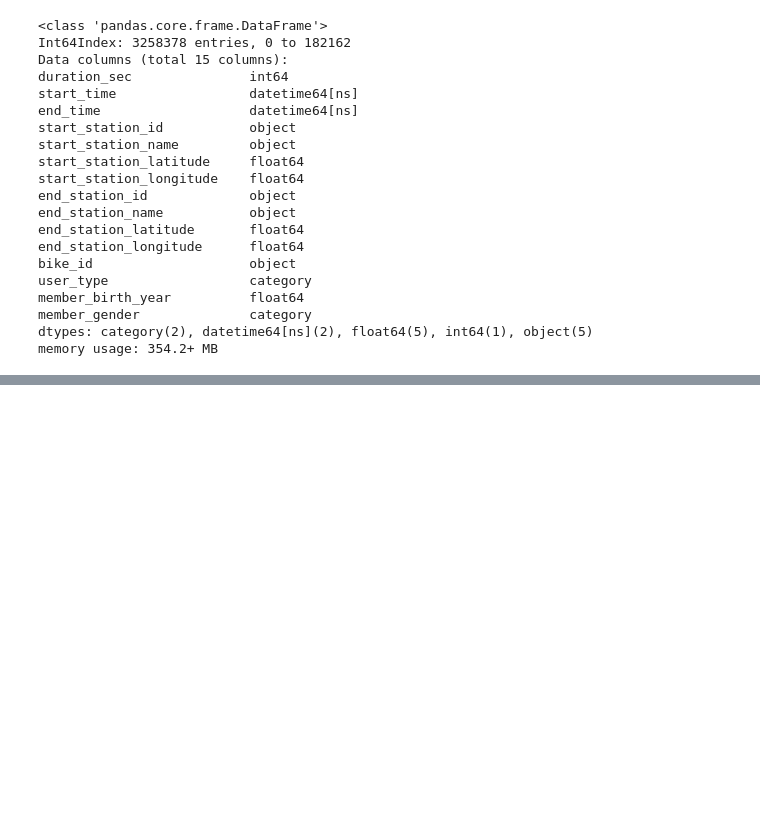
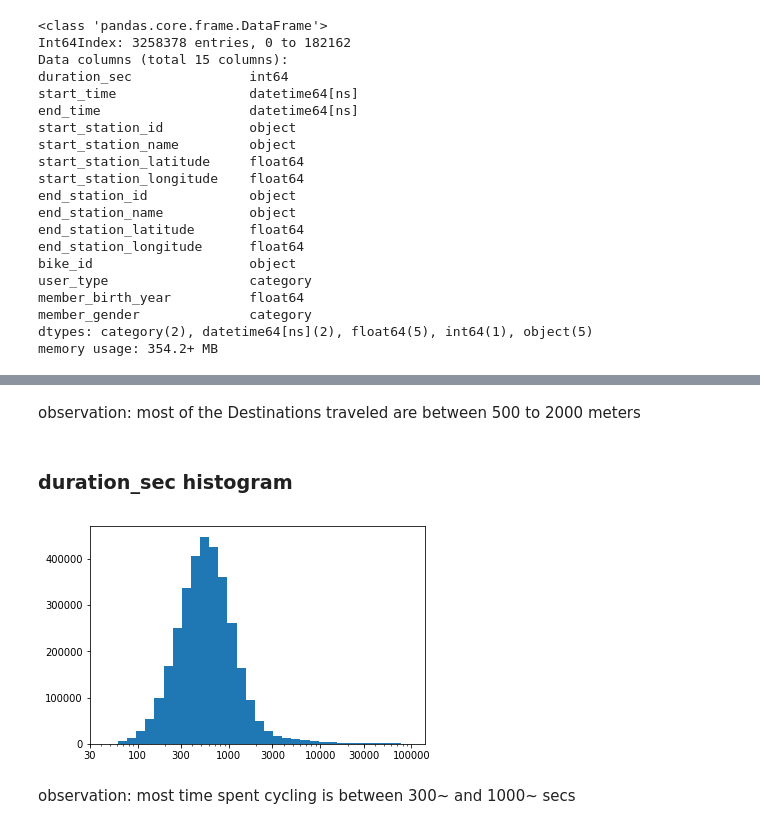
Before and after one commit to mohamed-gomaa84/Communicate_Data_Findings, a Jupyter notebook: exploration_template.ipynb, the cells around one changed output, grey strips where cells are left out. Cells and saved outputs as stored; diff of their text form; code cells hidden in the pictures; blank space fills up the shorter version.

```diff
--- a/exploration_template.ipynb
+++ b/exploration_template.ipynb
@@ -533,0 +670,15 @@ ParserError: Error tokenizing data. C error: Calling read(nbytes) on source fail
+# %% [markdown]
+observation: most of the Destinations traveled are between 500 to 2000 meters
+# %% [markdown]
+### duration_sec histogram
+# %%
+bin_edges = 10 ** np.arange(1.785330, 4.936358 + 0.1, 0.1)
+ticks = [30,100,300,1000,3000,10000,30000,100000]
+labls = ['{}'.format(v) for v in ticks]
+plt.hist(data = df, x ='duration_sec', bins = bin_edges);
+plt.xscale("log");
+plt.xticks(ticks,labls);
+# %% [output]
+[figure, added]
+# %% [markdown]
+observation: most time spent cycling is between 300~ and 1000~ secs
```
Also changed, not shown: parts of 87 cells of this notebook.
